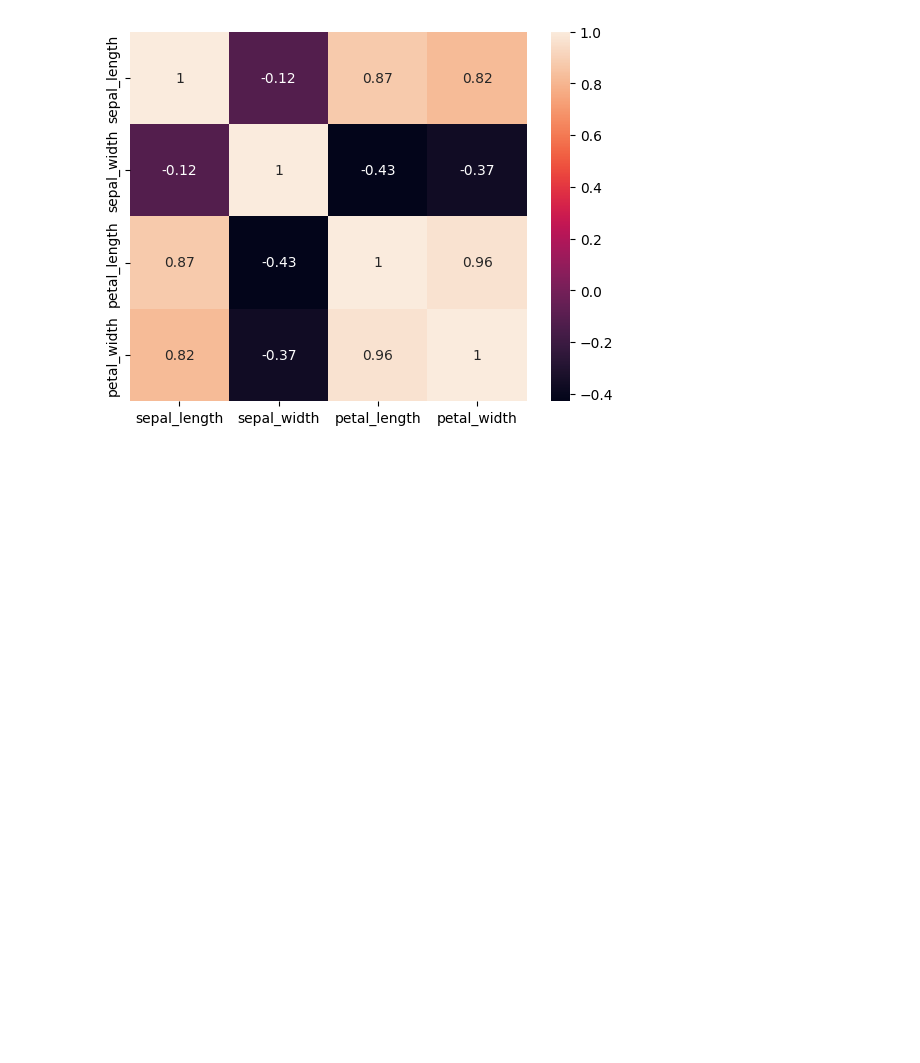
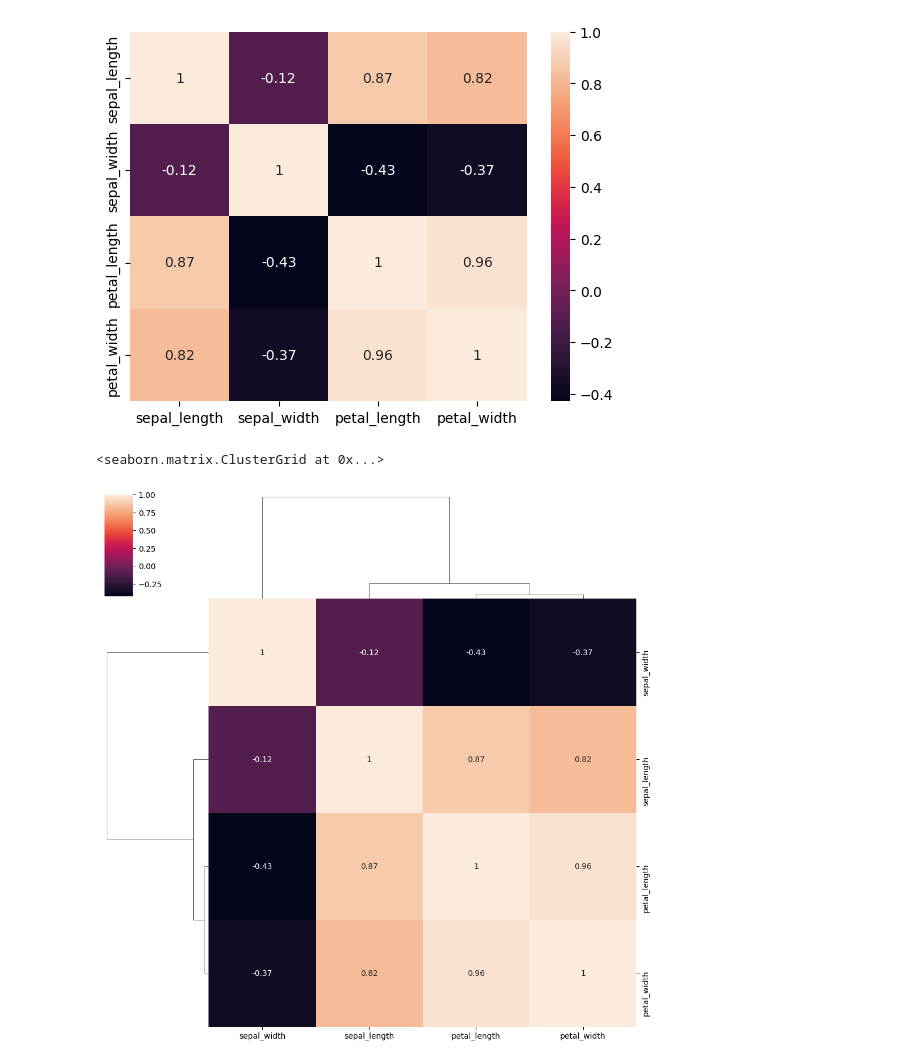
Before and after one commit to zamman365-glitch/Libraries, a Jupyter notebook: Seaborn_class4.ipynb, the cells around one changed output. Cells and saved outputs as stored; diff of their text form; code cells hidden in the pictures; blank space fills up the shorter version.

```diff
--- a/Seaborn_class4.ipynb
+++ b/Seaborn_class4.ipynb
@@ -77,3 +77,8 @@ sns.heatmap(iris.corr(numeric_only=True),annot=True)
 # %% [output]
 <Axes: >
 [figure]
+# %%
+sns.clustermap(iris.corr(numeric_only=True),annot=True)
+# %% [output]
+<seaborn.matrix.ClusterGrid at 0x...>
+[figure, added]
```
Also changed, not shown: parts of 1 cell of this notebook.
